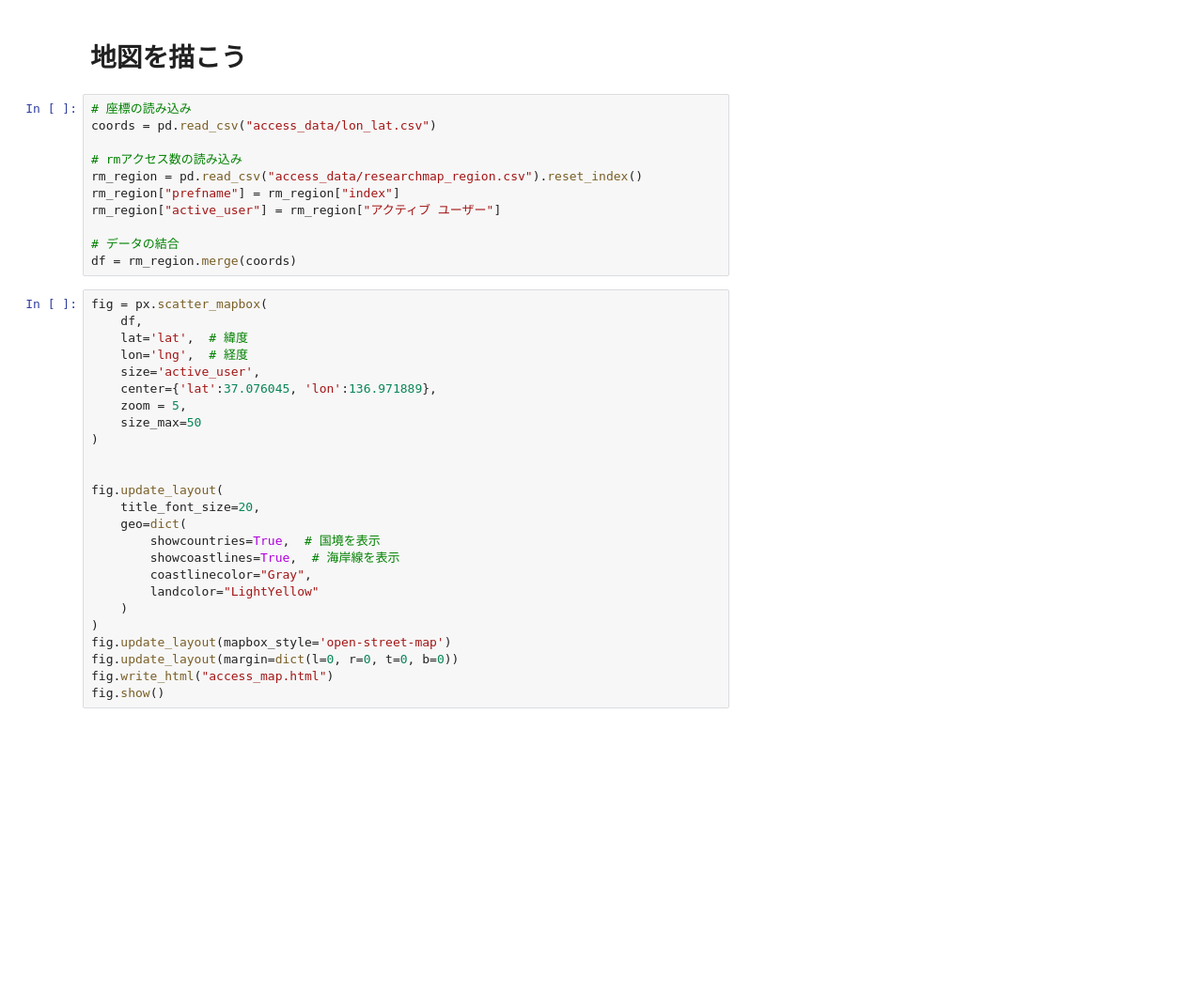
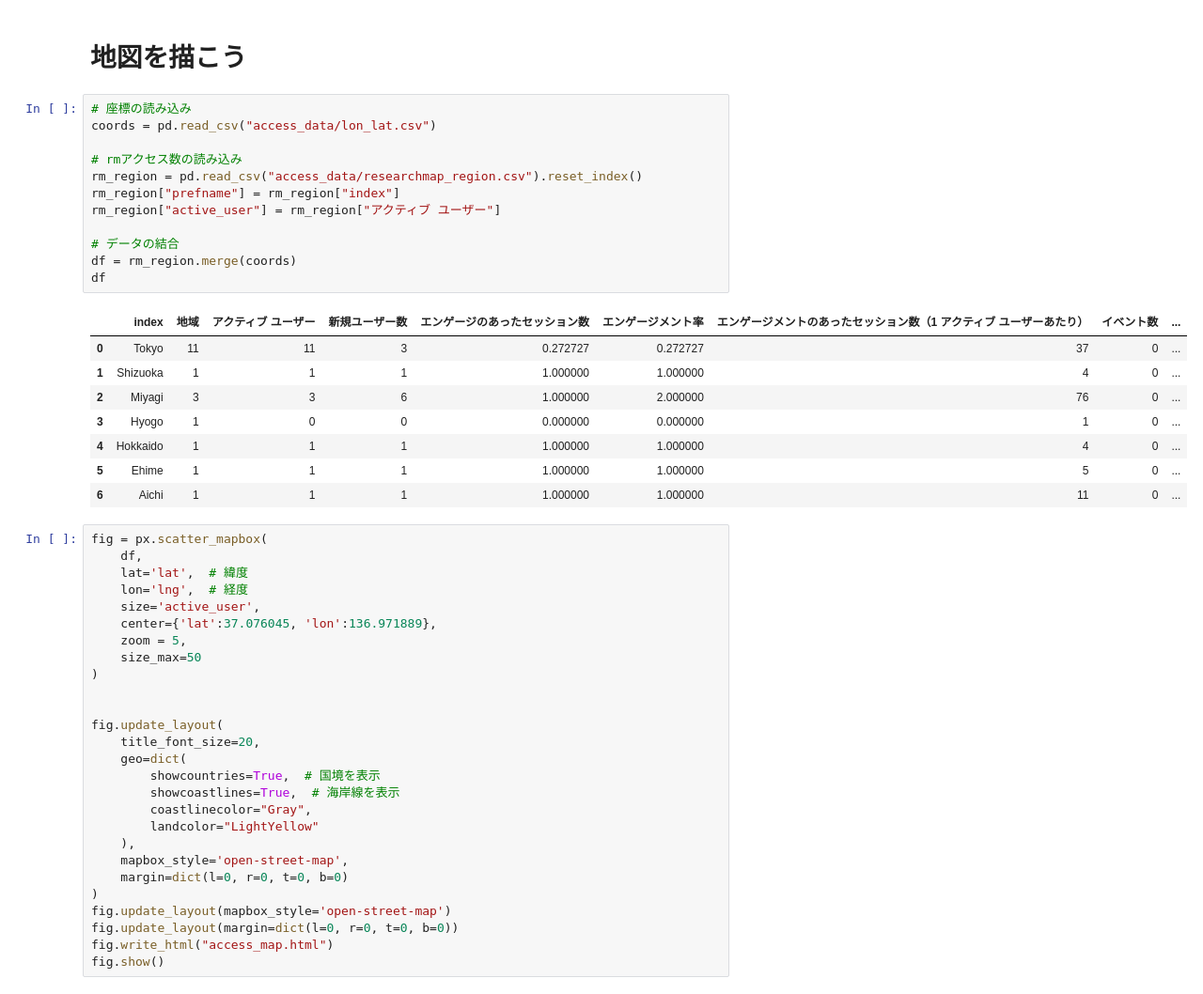
Before and after one commit to Ymgc19/Ymgc19.github.io, a Jupyter notebook: make_plot.ipynb, the cells around one changed output. Shown at 94% size. Cells and saved outputs as stored; diff of their text form; blank space fills up the shorter version.

```diff
--- a/make_plot.ipynb
+++ b/make_plot.ipynb
@@ -127,14 +127,24 @@ line.write_html("lineplot.html")
 # %%
 # 座標の読み込み
 coords = pd.read_csv("access_data/lon_lat.csv")
 
 # rmアクセス数の読み込み
 rm_region = pd.read_csv("access_data/researchmap_region.csv").reset_index()
 rm_region["prefname"] = rm_region["index"]
 rm_region["active_user"] = rm_region["アクティブ ユーザー"]
 
 # データの結合
 df = rm_region.merge(coords)
+df
+# %% [output]
+|  | index | 地域 | アクティブ ユーザー | 新規ユーザー数 | エンゲージのあったセッション数 | エンゲージメント率 | エンゲージメントのあったセッション数（1 アクティブ ユーザーあたり） | イベント数 | ... |
+| 0 | Tokyo | 11 | 11 | 3 | 0.272727 | 0.272727 | 37 | 0 | ... |
+| 1 | Shizuoka | 1 | 1 | 1 | 1.000000 | 1.000000 | 4 | 0 | ... |
+| 2 | Miyagi | 3 | 3 | 6 | 1.000000 | 2.000000 | 76 | 0 | ... |
+| 3 | Hyogo | 1 | 0 | 0 | 0.000000 | 0.000000 | 1 | 0 | ... |
+| 4 | Hokkaido | 1 | 1 | 1 | 1.000000 | 1.000000 | 4 | 0 | ... |
+| 5 | Ehime | 1 | 1 | 1 | 1.000000 | 1.000000 | 5 | 0 | ... |
+| 6 | Aichi | 1 | 1 | 1 | 1.000000 | 1.000000 | 11 | 0 | ... |
 # %%
 fig = px.scatter_mapbox(
     df,
@@ -154,7 +164,9 @@ fig.update_layout(
         showcoastlines=True,  # 海岸線を表示
         coastlinecolor="Gray",
         landcolor="LightYellow"
-    )
+    ),
+    mapbox_style='open-street-map',
+    margin=dict(l=0, r=0, t=0, b=0)
 )
 fig.update_layout(mapbox_style='open-street-map')
 fig.update_layout(margin=dict(l=0, r=0, t=0, b=0))
```
Also changed, not shown: 11 other files.
